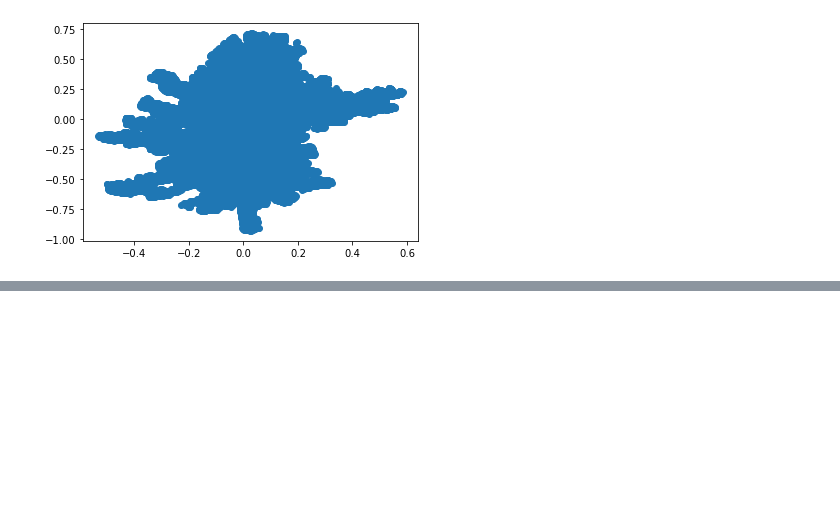
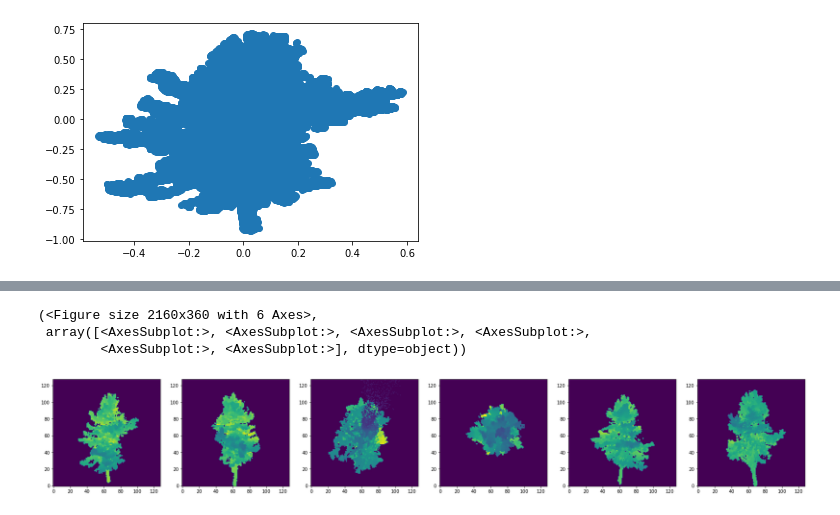
Before and after one commit to mataln/laser-trees, a Jupyter notebook: notebooks/projection_and_visualisation.ipynb, the cells around one changed output, grey strips where cells are left out. Drawn from its saved outputs; the diff is of its cells as text; code cells hidden in the pictures; blank space fills up the shorter version.

```diff
--- a/notebooks/projection_and_visualisation.ipynb
+++ b/notebooks/projection_and_visualisation.ipynb
@@ -257,0 +328,3 @@ depthimg = plt.imshow(img, origin='lower')
+# %%
+%%time
+x = get_depth_images_from_cloud(scaled_cloud)
@@ -258,3 +334,10 @@ depthimg = plt.imshow(img, origin='lower')
+# %%
+plot_depth_images(x)
+# %% [output]
+(<Figure size 2160x360 with 6 Axes>,
+ array([<AxesSubplot:>, <AxesSubplot:>, <AxesSubplot:>, <AxesSubplot:>,
+        <AxesSubplot:>, <AxesSubplot:>], dtype=object))
+[figure, added]
 # %%
 ##Camera projections - all checked on alt_01_18.txt
 
```
Also changed, not shown: parts of 3 cells of this notebook.
